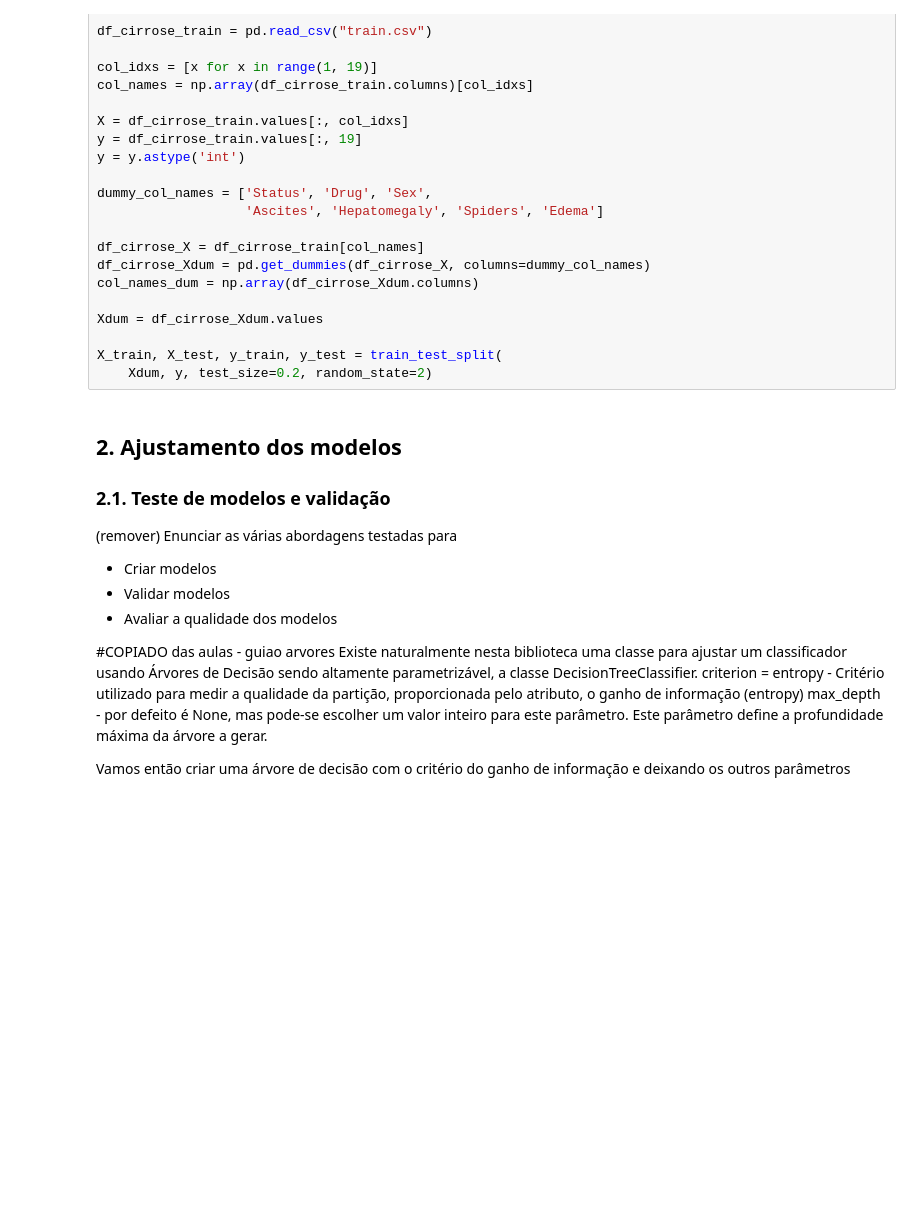
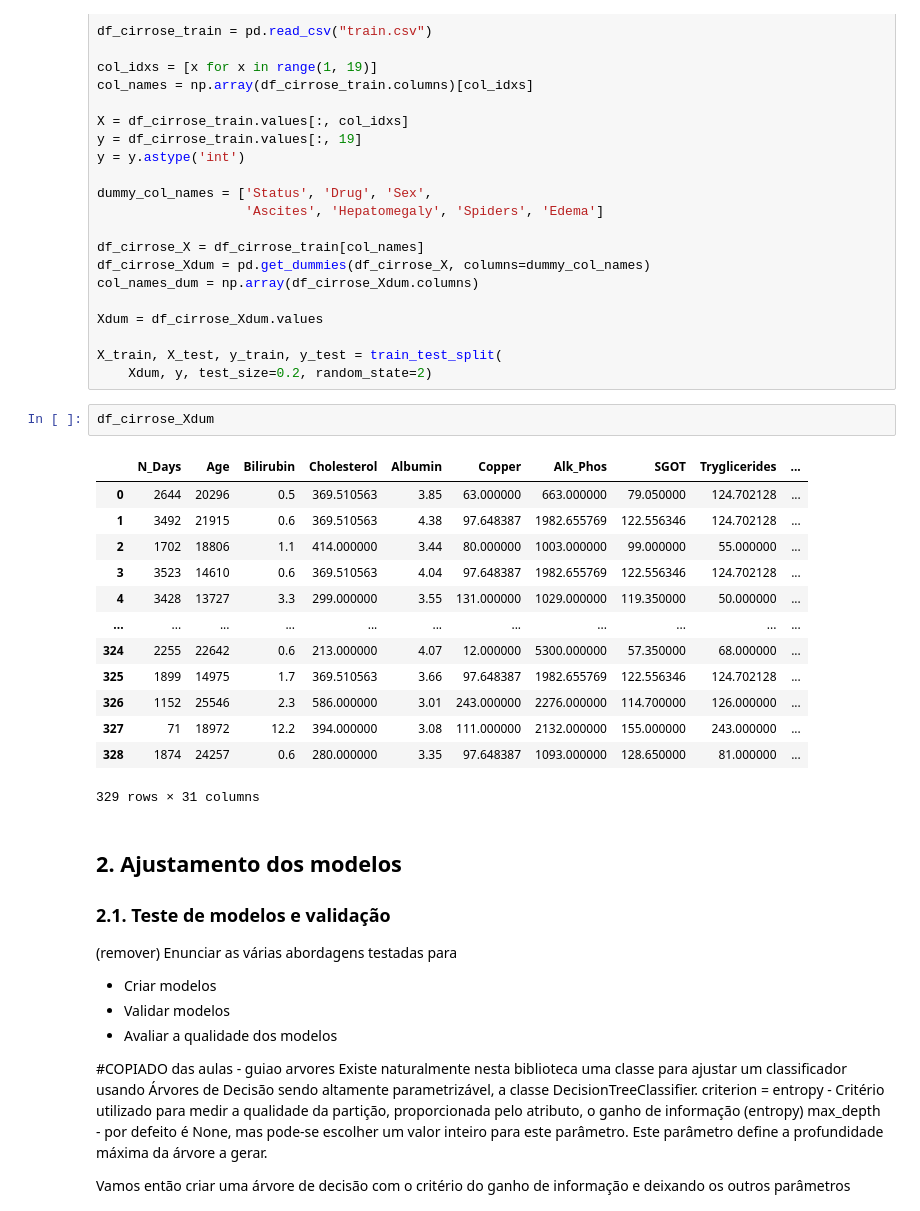
Before and after one commit to luckspt/si-projeto, a Jupyter notebook: P3/SI-proj3-51.ipynb, the cells around one changed output. Drawn from its saved outputs; the diff is of its cells as text; blank space fills up the shorter version.

```diff
--- a/P3/SI-proj3-51.ipynb
+++ b/P3/SI-proj3-51.ipynb
@@ -74,6 +74,22 @@ Xdum = df_cirrose_Xdum.values
 
 X_train, X_test, y_train, y_test = train_test_split(
     Xdum, y, test_size=0.2, random_state=2)
+# %%
+df_cirrose_Xdum
+# %% [output]
+|  | N_Days | Age | Bilirubin | Cholesterol | Albumin | Copper | Alk_Phos | SGOT | Tryglicerides | ... |
+| 0 | 2644 | 20296 | 0.5 | 369.510563 | 3.85 | 63.000000 | 663.000000 | 79.050000 | 124.702128 | ... |
+| 1 | 3492 | 21915 | 0.6 | 369.510563 | 4.38 | 97.648387 | 1982.655769 | 122.556346 | 124.702128 | ... |
+| 2 | 1702 | 18806 | 1.1 | 414.000000 | 3.44 | 80.000000 | 1003.000000 | 99.000000 | 55.000000 | ... |
+| 3 | 3523 | 14610 | 0.6 | 369.510563 | 4.04 | 97.648387 | 1982.655769 | 122.556346 | 124.702128 | ... |
+| 4 | 3428 | 13727 | 3.3 | 299.000000 | 3.55 | 131.000000 | 1029.000000 | 119.350000 | 50.000000 | ... |
+| ... | ... | ... | ... | ... | ... | ... | ... | ... | ... | ... |
+| 324 | 2255 | 22642 | 0.6 | 213.000000 | 4.07 | 12.000000 | 5300.000000 | 57.350000 | 68.000000 | ... |
+| 325 | 1899 | 14975 | 1.7 | 369.510563 | 3.66 | 97.648387 | 1982.655769 | 122.556346 | 124.702128 | ... |
+| 326 | 1152 | 25546 | 2.3 | 586.000000 | 3.01 | 243.000000 | 2276.000000 | 114.700000 | 126.000000 | ... |
+| 327 | 71 | 18972 | 12.2 | 394.000000 | 3.08 | 111.000000 | 2132.000000 | 155.000000 | 243.000000 | ... |
+| 328 | 1874 | 24257 | 0.6 | 280.000000 | 3.35 | 97.648387 | 1093.000000 | 128.650000 | 81.000000 | ... |
+329 rows × 31 columns
 # %% [markdown]
 ## 2. Ajustamento dos modelos
 
```
Also changed, not shown: parts of 3 cells of this notebook, 1 other file.
